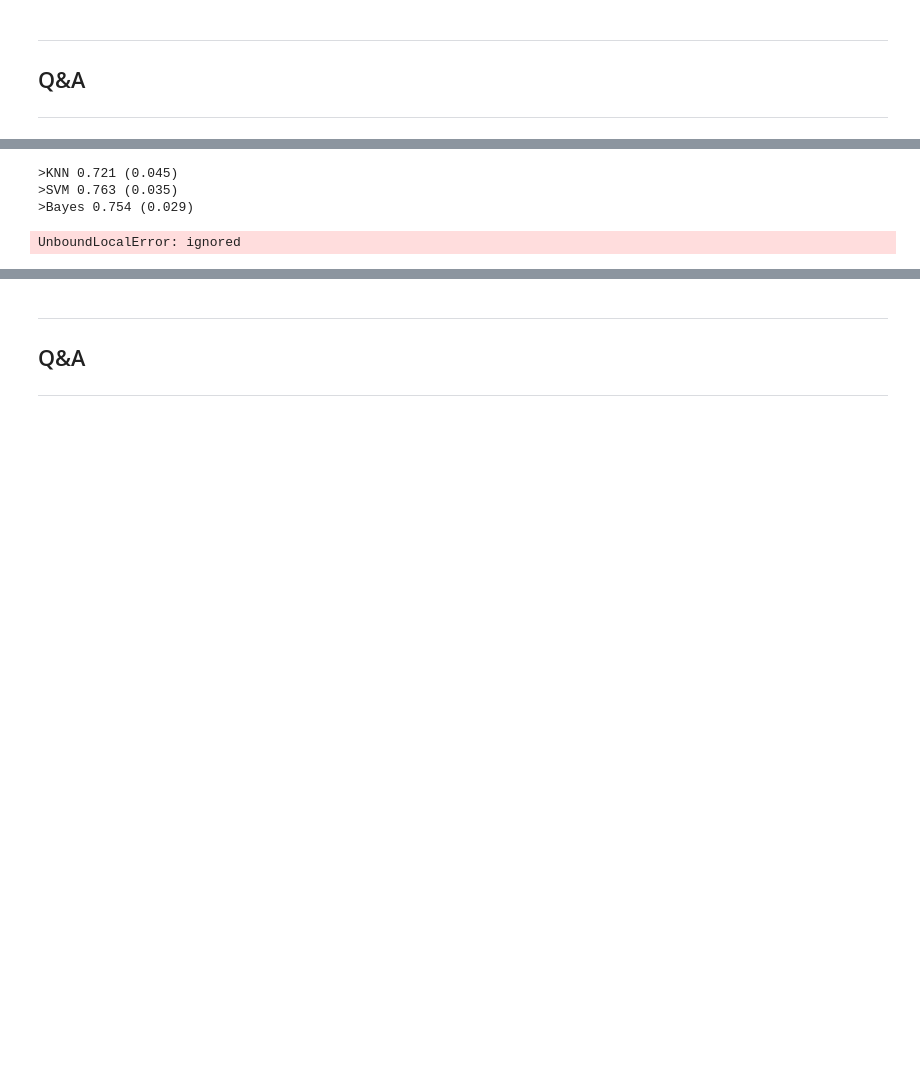
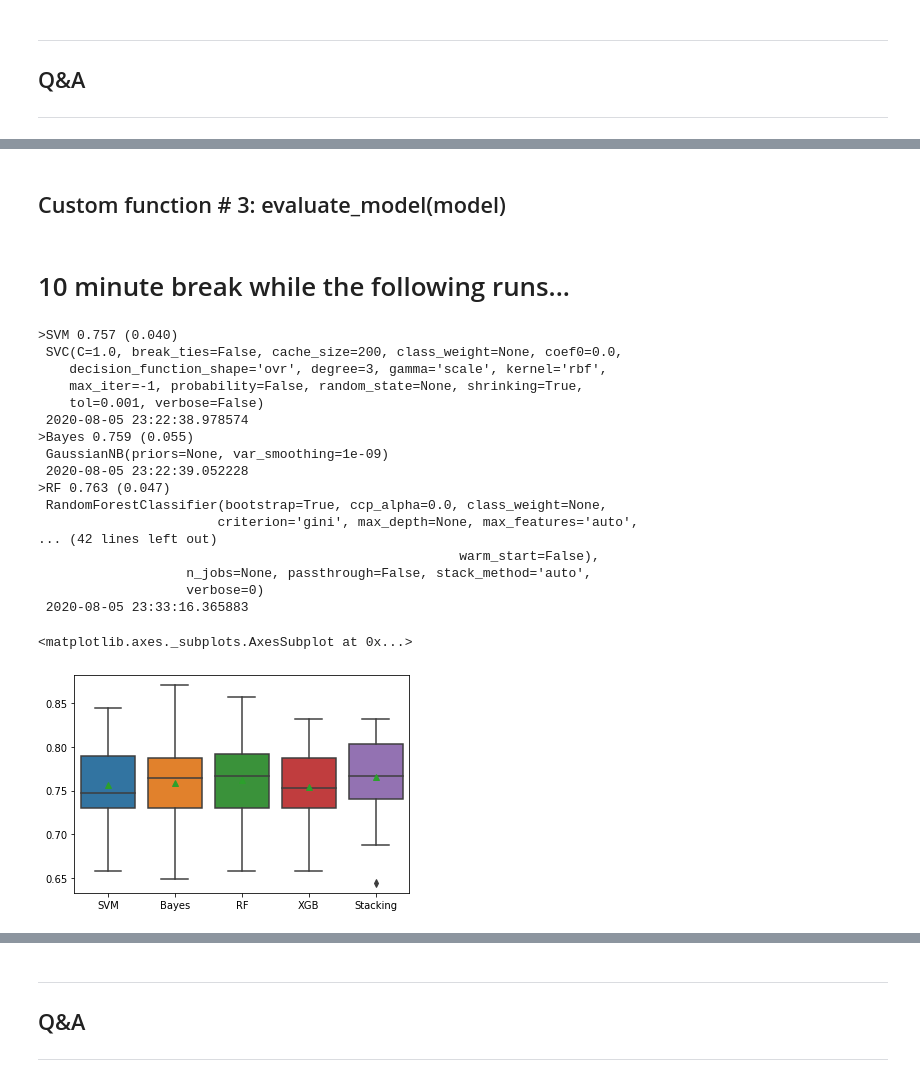
Before and after one commit to datacamp/Applied-Machine-Learning-Ensemble-Modeling-live-training, a Jupyter notebook: notebooks/Applied_Machine_Learning_Ensemble_Modeling_Solution.ipynb, the cells around one changed output, grey strips where cells are left out. Saved outputs shown, nothing was run; the diff lists cells and outputs as text; code cells hidden in the pictures; blank space fills up the shorter version.

```diff
--- a/notebooks/Applied_Machine_Learning_Ensemble_Modeling_Solution.ipynb
+++ b/notebooks/Applied_Machine_Learning_Ensemble_Modeling_Solution.ipynb
@@ -398,11 +462,11 @@ def get_models():
 
   # Add key:value pairs to dictionary with key as ModelName and value as instantiations (no arguments) for KNeighborsClassifier, SVC, and GaussianNB base models
   # Hint: models['ModelName'] = Classifier()
-  models['KNN'] = KNeighborsClassifier()
   models['SVM'] = SVC()
   models['Bayes'] = GaussianNB()
 
-  # we'll add one more classifer to the mix - xgb.XGBClassifier
+  # we'll add two more classifers to the mix - RandomForestClassifier and xgb.XGBClassifier
+  models['RF'] = RandomForestClassifier()
   models['XGB'] = xgb.XGBClassifier()
 
 
@@ -462,56 +480,64 @@ def best_model(name, model):
+# %% [markdown]
+## Custom function # 3: evaluate_model(model)
+# %%
+# Redefine evaluate_model to incorporate tuned hyperparameters:
+def evaluate_model(model):
+
+  # Create RepeatedStratifiedKFold cross-validator with 10 folds, 3 repeats and a seed of 1.
+  cv = RepeatedStratifiedKFold(n_splits=10, n_repeats=3, random_state=1)
+
+  # Calculate accuracy using `cross_val_score()` with model instantiated, data to fit, target variable, 'accuracy' scoring, cross validator 'cv', n_jobs=-1, and error_score set to 'raise'
+  scores = cross_val_score(model, X, y, scoring='accuracy', cv=cv, n_jobs=-1, error_score='raise')
+
+  # return scores
+  return scores
+# %% [markdown]
+# 10 minute break while the following runs...
 # %%
-# Redefine evaluate_model to incorporate tuned hyperparameters:
-def evaluate_model(best_hyperparams):
-
-  # Create RepeatedStratifiedKFold cross-validator with 10 folds, 3 repeats and a seed of 123.
-  cv = RepeatedStratifiedKFold(n_splits=10, n_repeats=3, random_state=123)
-
-  # Calculate accuracy using `cross_val_score()` with model instantiated, data to fit, target variable, 'accuracy' scoring, cross validator 'cv', n_jobs=-1, and error_score set to 'raise'
-  scores = cross_val_score(model, X, y, scoring='accuracy', cv=cv, n_jobs=-1, error_score='raise')
-
-  # return scores
-  return scores
-
 # Evaluate the models and store results
-# Create an empty list for the best results
+# Create an empty list for the results
 results = list()
-best = list()
 
 # Create an empty list for the model names
 names = list()
 
 # Create a for loop that iterates over each name, model in models dictionary
 for name, model in models.items():
 
-  # Call best(model) and assign it to variable called hyperparams
-  hyperparams = best_model(name, model)
-
-  # Call evaluate_model(model) and assign it to variable called scores
-  scores = evaluate_model(hyperparams)
+	# Call evaluate_model(model) and assign it to variable called scores
+	scores = evaluate_model(model)
 
   # Append output from scores to the results list
-  results.append(scores)
-
-  # Append hyperparams to the best list
-  best.append(hyperparams)
+	results.append(scores)
 
   # Append name to the names list
-  names.append(name)
+	names.append(name)
 
   # Print name, mean and standard deviation of scores:
-  print('>%s %.3f (%.3f)' % (name, mean(scores), std(scores)))
+	print('>%s %.3f (%.3f)' % (name, mean(scores), std(scores)))
 
 # Plot model performance for comparison using names for x and results for y and setting showmeans to True
 sns.boxplot(x=names, y=results, showmeans=True)
-# KNN 0.717 (0.040)
-# SVM 0.757 (0.040)
-# Bayes 0.759 (0.055)
-# Stacking 0.766 (0.047)
 # %% [output]
->KNN 0.721 (0.045)
->SVM 0.763 (0.035)
->Bayes 0.754 (0.029)
+>SVM 0.757 (0.040)
+ SVC(C=1.0, break_ties=False, cache_size=200, class_weight=None, coef0=0.0,
+    decision_function_shape='ovr', degree=3, gamma='scale', kernel='rbf',
+    max_iter=-1, probability=False, random_state=None, shrinking=True,
+    tol=0.001, verbose=False)
+ 2020-08-05 23:22:38.978574
+>Bayes 0.759 (0.055)
+ GaussianNB(priors=None, var_smoothing=1e-09)
+ 2020-08-05 23:22:39.052228
+>RF 0.763 (0.047)
+ RandomForestClassifier(bootstrap=True, ccp_alpha=0.0, class_weight=None,
+                       criterion='gini', max_depth=None, max_features='auto',
+... (42 lines left out)
+                                                      warm_start=False),
+                   n_jobs=None, passthrough=False, stack_method='auto',
+                   verbose=0)
+ 2020-08-05 23:33:16.365883
-UnboundLocalError: ignored
+<matplotlib.axes._subplots.AxesSubplot at 0x...>
+[figure, added]
 # %% [markdown]
 ## **Observation**
 - Before we added XGBoost and hyperparameter tuning, our Stacking Classifier got ~ 76% accuracy.
```
Also changed, not shown: parts of 19 cells of this notebook.
